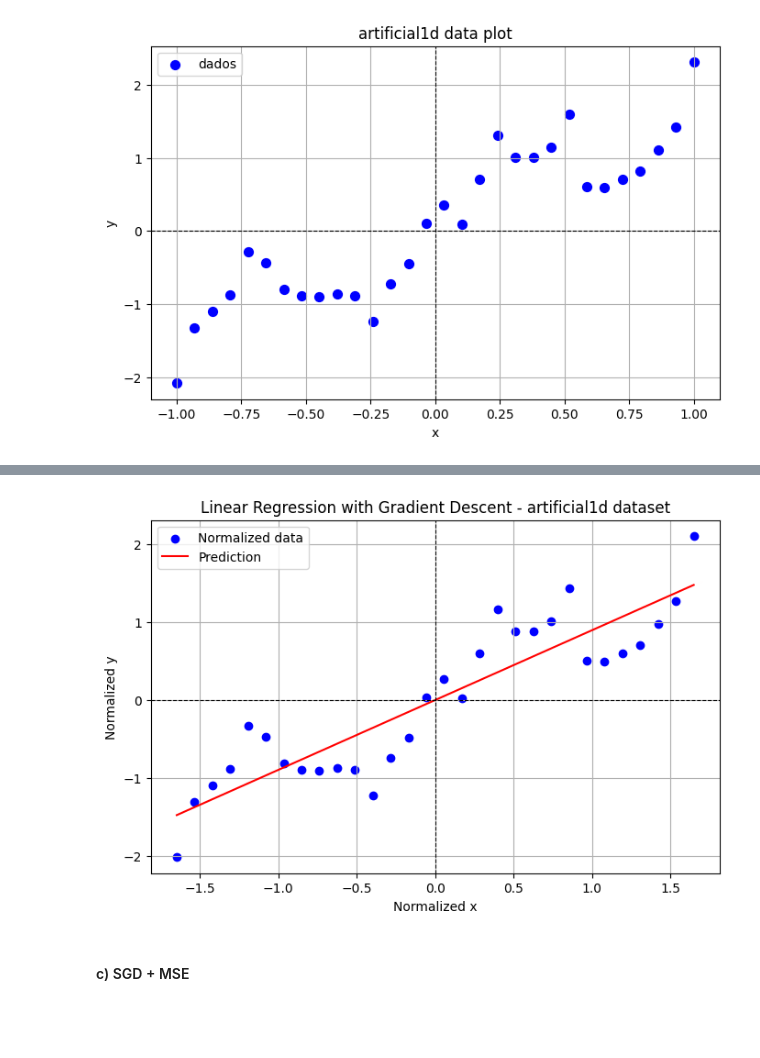
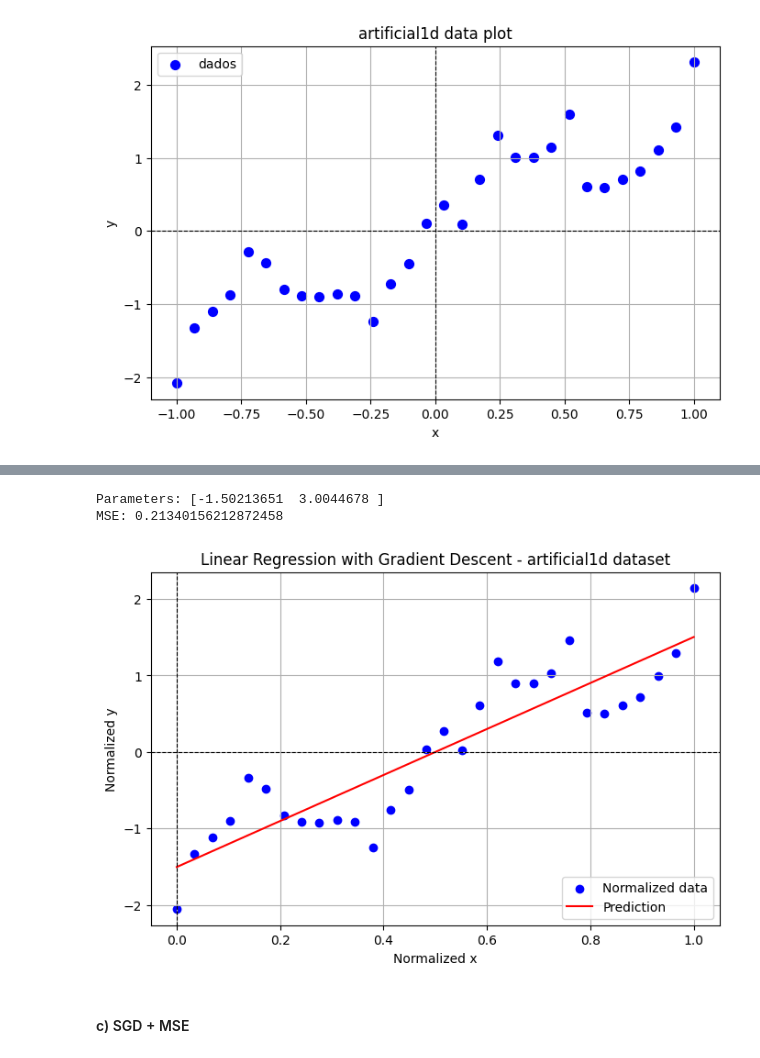
Before and after one commit to erikbayerlein/machine-learning, a Jupyter notebook: lists/L1/L1.ipynb, the cells around one changed output, grey strips where cells are left out. Cells and saved outputs as stored; diff of their text form; code cells hidden in the pictures; blank space fills up the shorter version.

```diff
--- a/lists/L1/L1.ipynb
+++ b/lists/L1/L1.ipynb
@@ -11,3 +19,8 @@ import matplotlib.pyplot as plt
+# %%
+def min_max_norm(X):
+    X_min = np.min(X)
+    X_max = np.max(X)
+    return (X - X_min) / (X_max - X_min)
 # %%
 def zscore_norm(dataset):
     n = dataset.shape[0]
@@ -203,13 +172,6 @@ plt.show()
 # %% [output]
 [figure]
 # %%
-normalized_data = zscore_norm(data)
-
-x = normalized_data[:, 0]
-y = normalized_data[:, 1]
-
-iters = 100
-alpha = 0.15
-
-w_hist, mse_hist = gradient_descent(x, y, iterations=iters, alpha=alpha)
-print(f"MSE found: {mse_hist[-1]}")
+X_normalized = min_max_norm(x)
+y_normalized = standard_scaler_norm(y)
+mse_hist, w = gradient_descent(X_normalized, y_normalized, epochs=1000, alpha=0.1)
@@ -218,2 +178,9 @@ MSE found: 0.18802119710049472
+# %%
+y_mean = np.mean(y)
+y_std = np.std(y)
+y_hat = w[0] + w[1] * X_normalized
+y_hat = y_hat * y_std + y_mean
+# %%
+MSE = np.mean((y_hat - y) ** 2)
 # %%
 plt.figure(figsize=(8,5))
@@ -228,18 +195,23 @@ plt.show()
 # %%
-w0_final, w1_final = w_hist[-1]
+# Resultados
+print("Parameters:", w)
+print("MSE:", MSE)
+
 plt.figure(figsize=(8,5))
-plt.scatter(x, y, color="blue", label="Normalized data")
-plt.plot(x, w0_final + w1_final * x, color="red", label="Prediction")
+plt.scatter(X_normalized, y_normalized, color="blue", label="Normalized data")
+plt.plot(X_normalized, w[0] + w[1] * X_normalized, color="red", label="Prediction")
 plt.axhline(0, color="black", linewidth=0.8, linestyle="--")
 plt.axvline(0, color="black", linewidth=0.8, linestyle="--")
 plt.title("Linear Regression with Gradient Descent - artificial1d dataset")
 plt.xlabel("Normalized x")
 plt.ylabel("Normalized y")
 plt.legend()
 plt.grid(True)
 plt.show()
 # %% [output]
+Parameters: [-1.50213651  3.0044678 ]
+MSE: 0.21340156212872458
-[figure, old version]
+[figure, new version]
 # %% [markdown]
 #### c) SGD + MSE
 # %%
```
Also changed, not shown: parts of 55 cells of this notebook, 2 other files.
